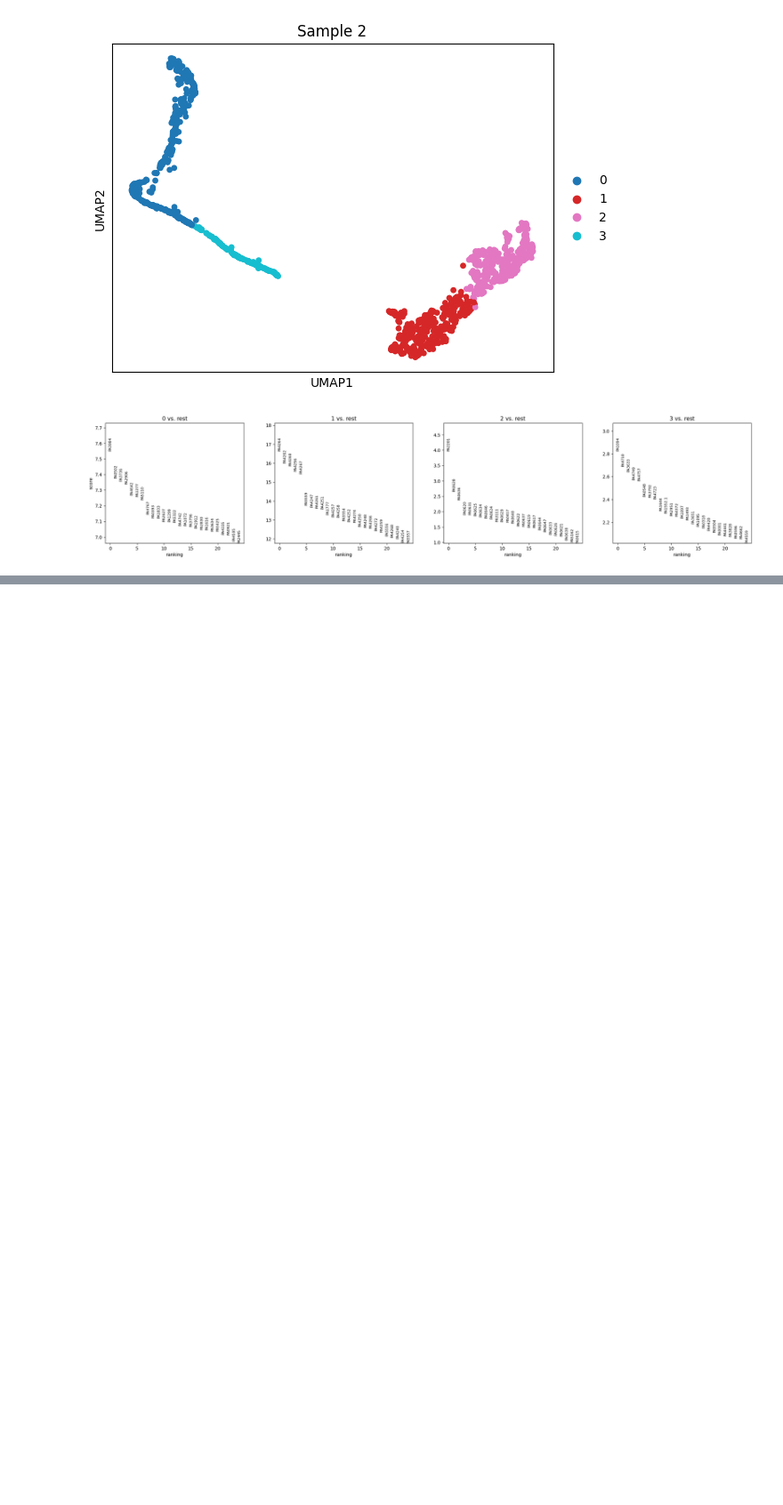
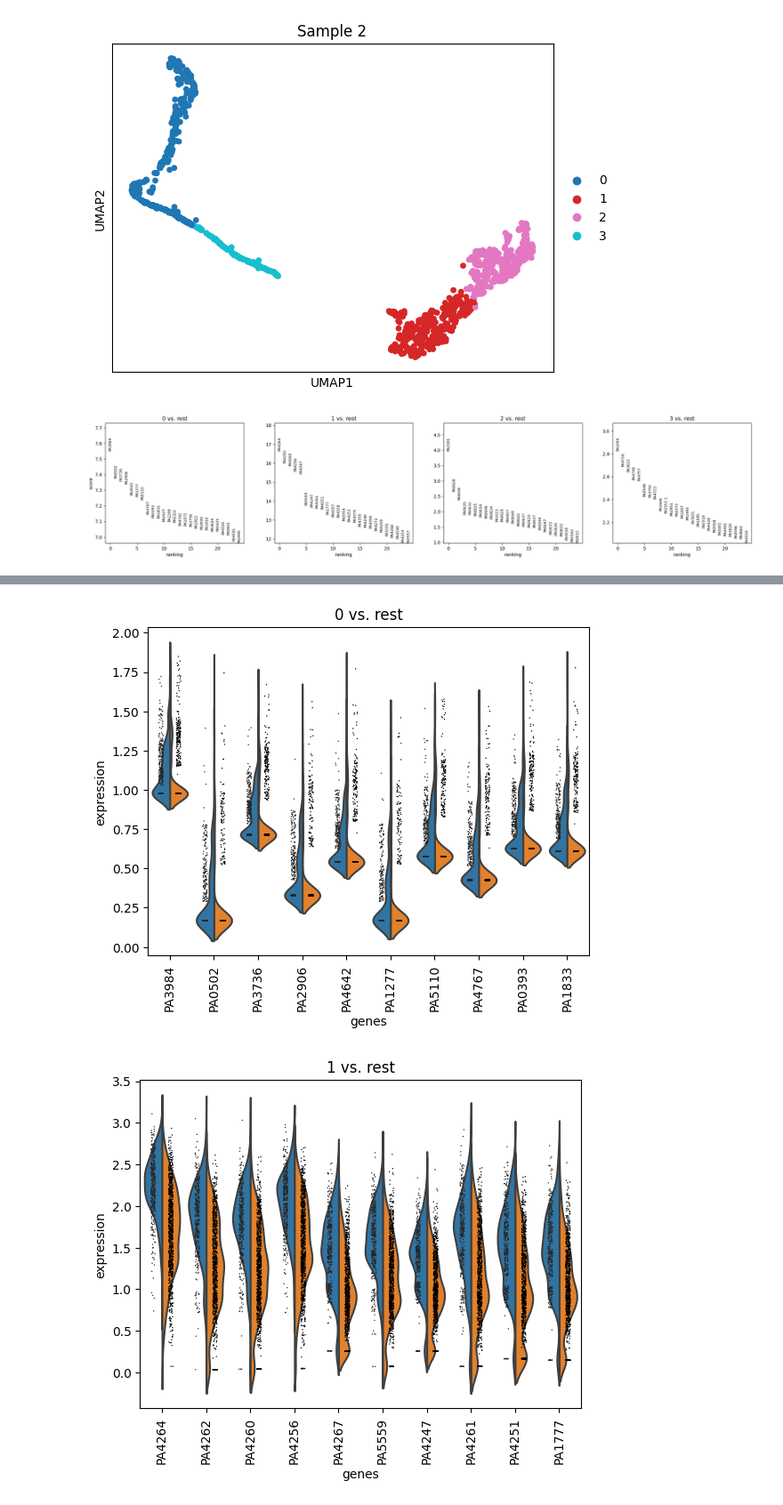
Before and after one commit to bio-datascience/BacSC, a Jupyter notebook: analysis/P_aero_S2S3/first_look_S2_filtered_NMD.ipynb, the cells around one changed output, grey strips where cells are left out. Shown at 89% size. Drawn from its saved outputs; the diff is of its cells as text; code cells hidden in the pictures; blank space fills up the shorter version.

```diff
--- a/analysis/P_aero_S2S3/first_look_S2_filtered_NMD.ipynb
+++ b/analysis/P_aero_S2S3/first_look_S2_filtered_NMD.ipynb
@@ -697,0 +733,8 @@ sc.pl.rank_genes_groups(data_gene, n_genes=25, sharey=False)
+# %%
+nclust = len(np.unique(data_gene.obs["leiden_opt"]))
+
+for i in range(nclust):
+    sc.pl.rank_genes_groups_violin(data_gene, groups=str(i), n_genes=10)
+# %% [output]
+[figure, added]
+[figure, added]
```
Also changed, not shown: parts of 8 cells of this notebook, 7 other files.
